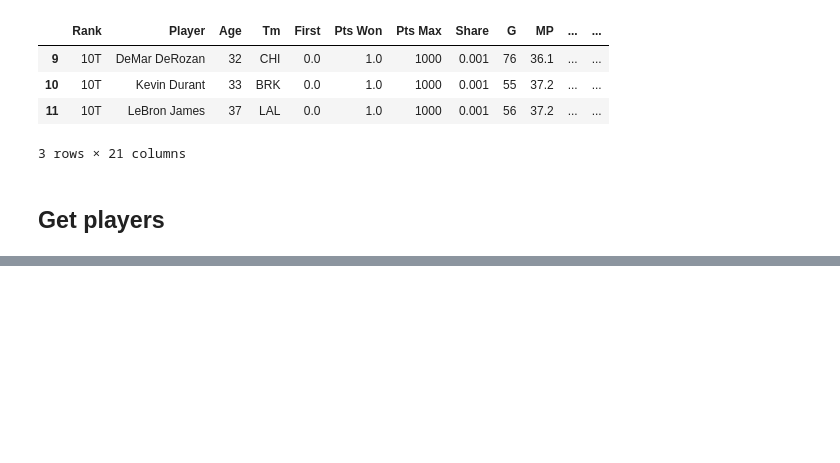
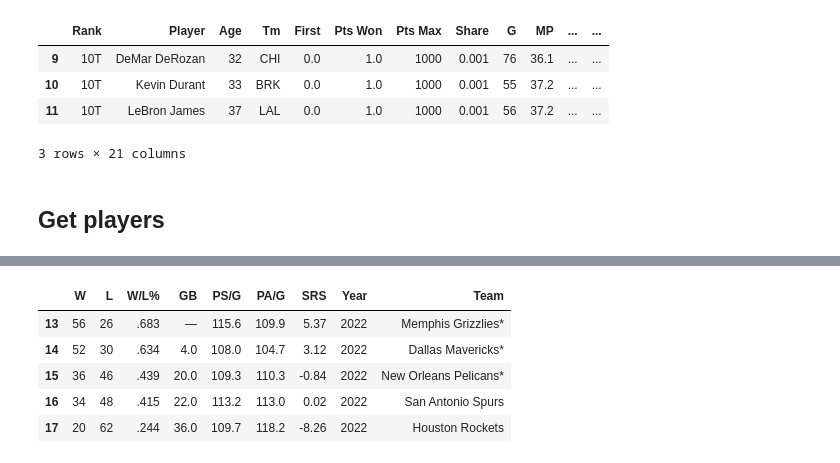
Before and after one commit to dcast822/NBA_analysis, a Jupyter notebook: webscrape_basketball_ref.ipynb, the cells around one changed output, grey strips where cells are left out. Cells and saved outputs as stored; diff of their text form; code cells hidden in the pictures; blank space fills up the shorter version.

```diff
--- a/webscrape_basketball_ref.ipynb
+++ b/webscrape_basketball_ref.ipynb
@@ -140,0 +182,9 @@ player_df.to_csv("data/players.csv")
+# %%
+teams.tail()
+# %% [output]
+|  | W | L | W/L% | GB | PS/G | PA/G | SRS | Year | Team |
+| 13 | 56 | 26 | .683 | — | 115.6 | 109.9 | 5.37 | 2022 | Memphis Grizzlies* |
+| 14 | 52 | 30 | .634 | 4.0 | 108.0 | 104.7 | 3.12 | 2022 | Dallas Mavericks* |
+| 15 | 36 | 46 | .439 | 20.0 | 109.3 | 110.3 | -0.84 | 2022 | New Orleans Pelicans* |
+| 16 | 34 | 48 | .415 | 22.0 | 113.2 | 113.0 | 0.02 | 2022 | San Antonio Spurs |
+| 17 | 20 | 62 | .244 | 36.0 | 109.7 | 118.2 | -8.26 | 2022 | Houston Rockets |
```
Also changed, not shown: parts of 8 cells of this notebook, 43 other files.
